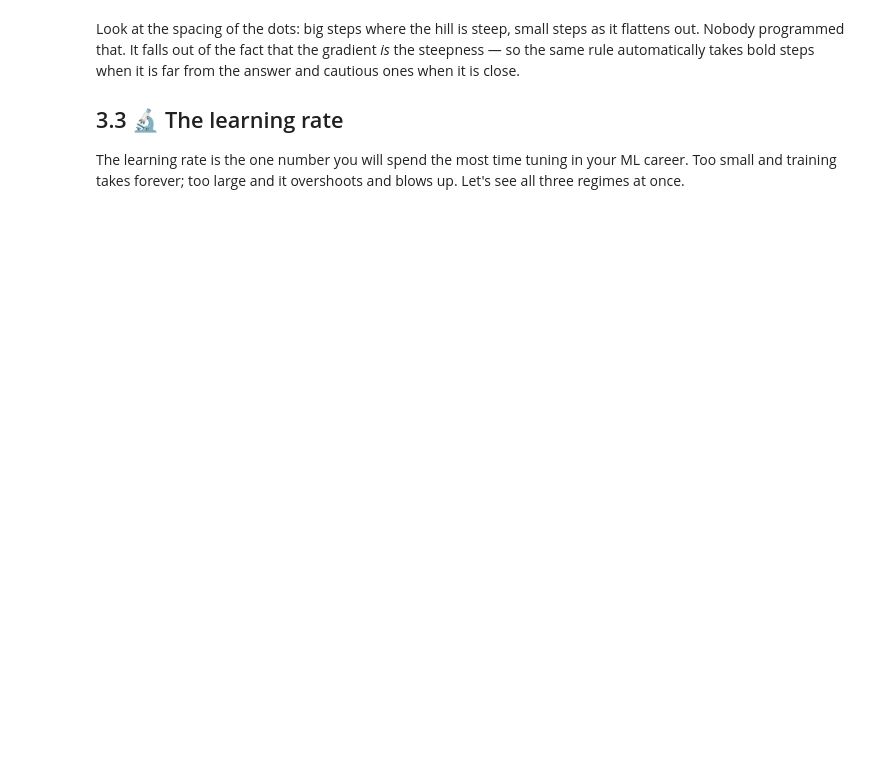
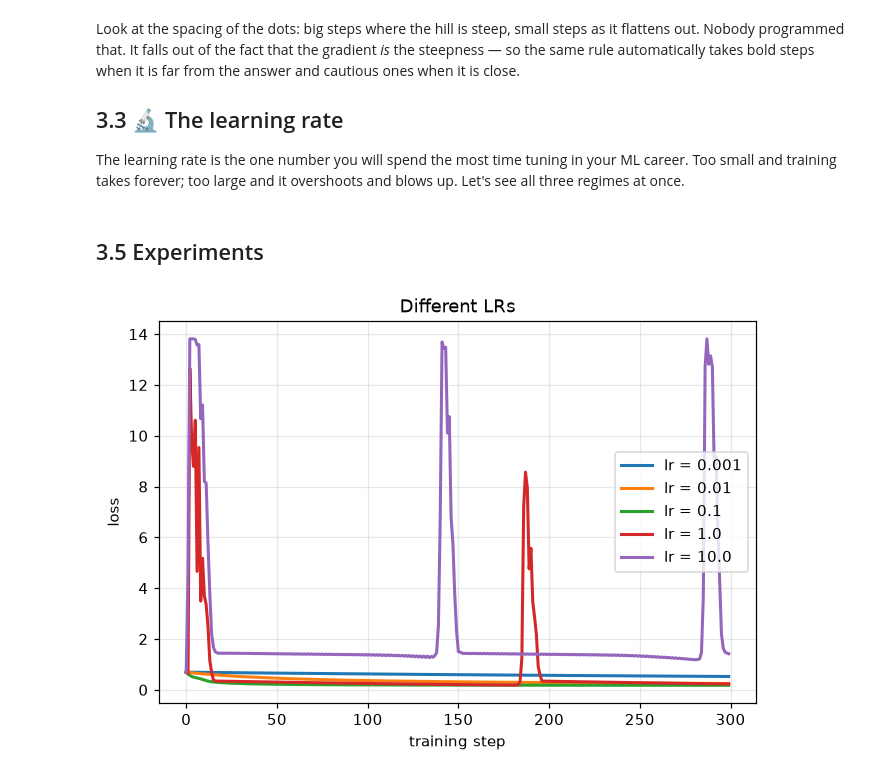
Before and after one commit to riff-raff-17/TTA-Class-Files, a Jupyter notebook: 2026 Term 4/L5308T3 - Sat/p1_foundation.ipynb, the cells around one changed output. Drawn from its saved outputs; the diff is of its cells as text; code cells hidden in the pictures; blank space fills up the shorter version.

```diff
--- a/2026 Term 4/L5308T3 - Sat/p1_foundation.ipynb
+++ b/2026 Term 4/L5308T3 - Sat/p1_foundation.ipynb
@@ -516,3 +432,37 @@ for ax, (lr, label) in zip(axes, [(0.01, "too small (0.01)"),
 
 plt.tight_layout()
 plt.show()
+# %%
+def train_neuron(X, y, learning_rate=0.1, n_steps=200):
+    """Train one sigmoid neuron with gradient descent."""
+    n_samples, n_features = X.shape
+
+    # Start from small random weights.
+    rng_local = np.random.default_rng(0)
+    w = rng_local.normal(size=n_features) * 0.01
+    b = 0.0
+
+    losses = []
+    for step in range(n_steps):
+        # ---- forward pass: what does the model currently predict? ----
+        z = X @ w + b       # (n_samples,)
+        y_pred = sigmoid(z)  # (n_samples,) probabilities
+        losses.append(bce_loss(y_pred, y))
+
+        # ----- backward pass: which way is downhill? -----
+        error = y_pred - y  # (n_samples,)
+        grad_w = (X.T @ error) / n_samples  # (n_features)
+        grad_b = np.mean(error)
+
+        # ---- update: take a step downhill ----
+        w = w - learning_rate * grad_w
+        b = b - learning_rate * grad_b
+
+    return w, b, np.array(losses)
+
+y_f = y.astype(float)
+w_trained, b_trained, losses = train_neuron(X, y_f, learning_rate=0.5, n_steps=500)
+
+print("learned w = ", np.round(w_trained, 3))
+print("learned b = ", round(b_trained, 3))
+print(f"loss: {losses[0]:.4f} at the start -> {losses[-1]:.4f} at the end")
@@ -518,0 +484,15 @@ plt.show()
+# %% [markdown]
+## 3.5 Experiments
+# %%
+# Experiment 1: learning rate, on the real problem this time.
+plt.figure(figsize=(7, 4.5))
+for lr in [0.001, 0.01, 0.1, 1.0, 10.0]:
+    _, _, l = train_neuron(X, y_f, learning_rate=lr, n_steps=300)
+    plt.plot(l, label=f"lr = {lr}", linewidth=2)
+
+plt.xlabel("training step"); plt.ylabel("loss")
+plt.title("Different LRs")
+plt.legend()
+plt.show()
+# %% [output]
+[figure, added]
```
Also changed, not shown: parts of 21 cells of this notebook, 6 other files.
